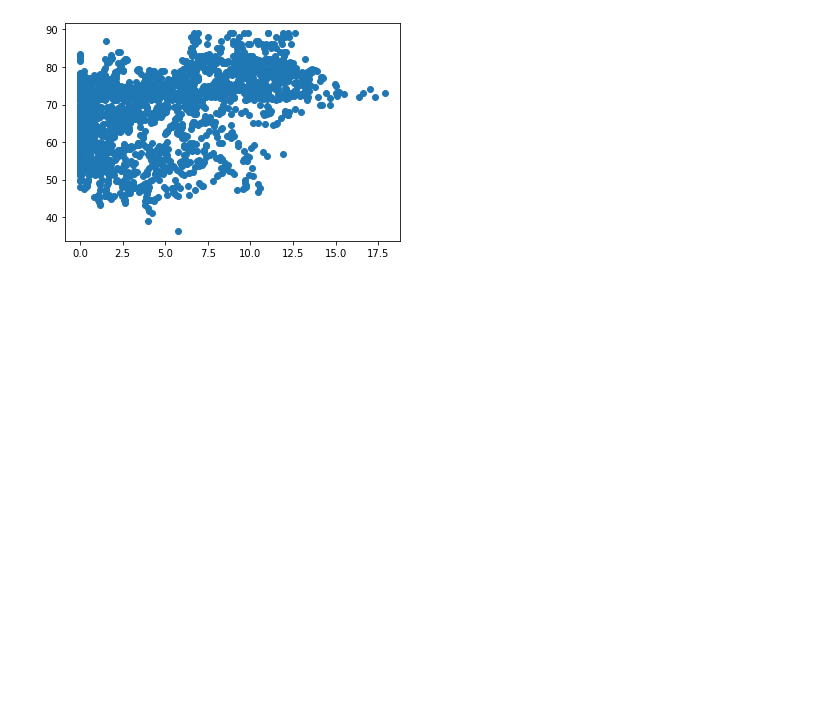
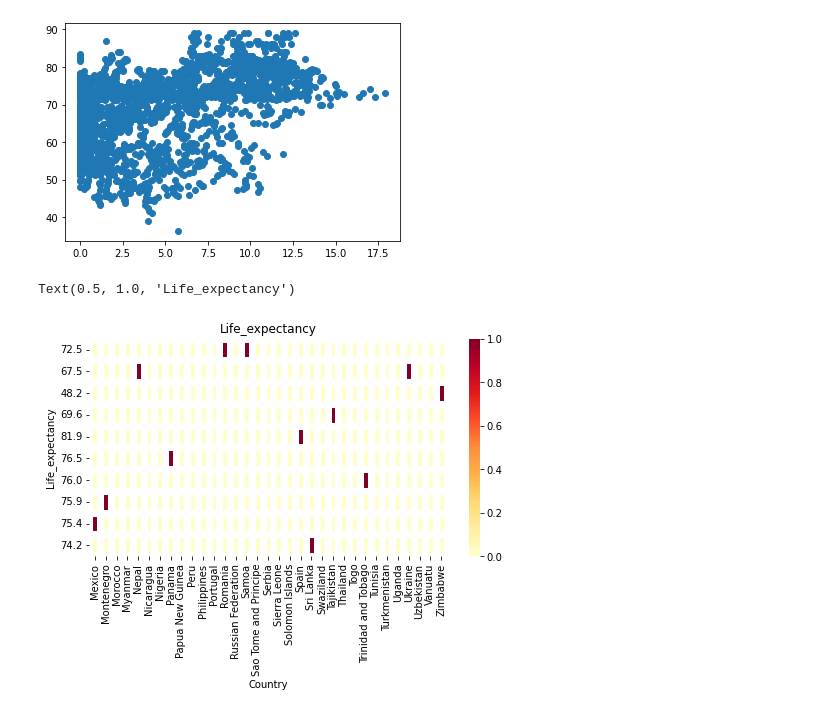
Before and after one commit to BubutorCorbanEnam/Corban, a Jupyter notebook: EDA Project Group B2.ipynb, the cells around one changed output. Saved outputs shown, nothing was run; the diff lists cells and outputs as text; code cells hidden in the pictures; blank space fills up the shorter version.

```diff
--- a/EDA Project Group B2.ipynb
+++ b/EDA Project Group B2.ipynb
@@ -236,0 +239,3 @@ dfn
+# %%
+qa=dfn[1000:2000:20]
+qa
@@ -327,3 +362,14 @@ plt.scatter(x, y)
 # %% [output]
 <matplotlib.collections.PathCollection at 0x...>
 [figure]
+# %%
+flow = pd.crosstab(qa['Life_expectancy'],qa['Country'])
+flow['tot'] = flow.sum(axis=1)
+flow = flow.sort_values('tot', ascending=False)
+flow = flow.drop('tot', axis=1)
+fig, ax = plt.subplots(figsize=[8,4])
+sb.heatmap(flow.head(10), cmap='YlOrRd', linewidths=7)
+ax.set_title('Life_expectancy')
+# %% [output]
+Text(0.5, 1.0, 'Life_expectancy')
+[figure, added]
```
Also changed, not shown: parts of 5 cells of this notebook.
